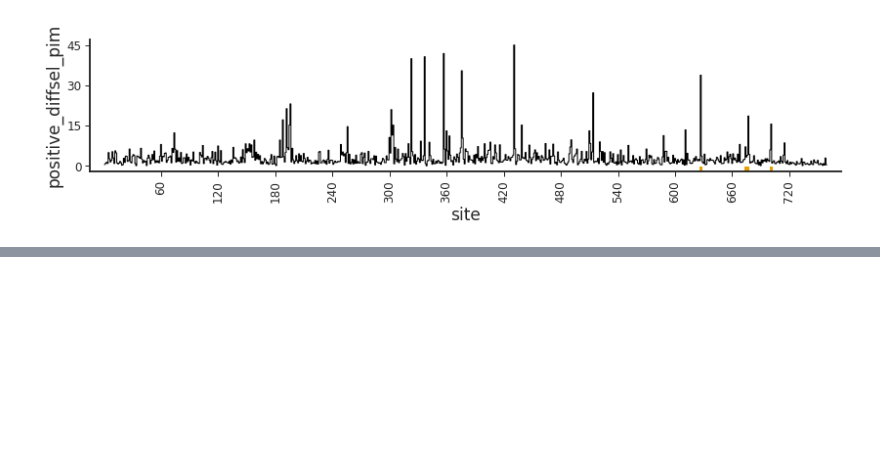
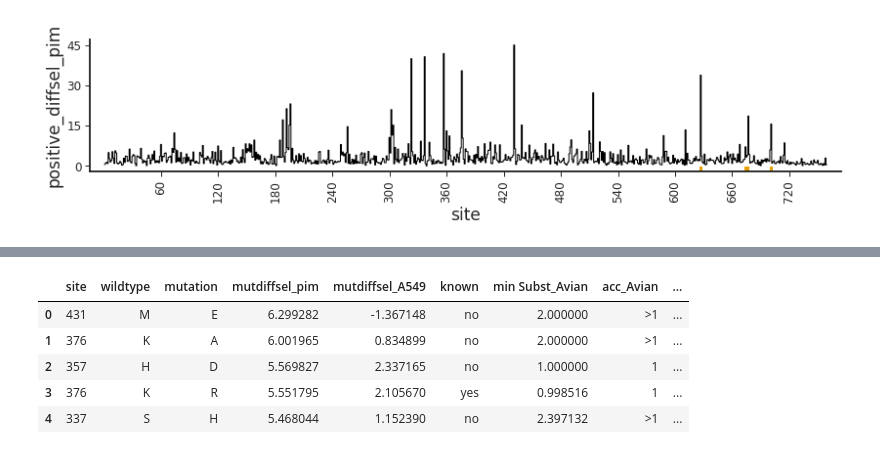
Before and after one commit to jbloomlab/PB2_Pimodivir_Resistance, a Jupyter notebook: analysis_nb.ipynb, the cells around one changed output, grey strips where cells are left out. Drawn from its saved outputs; the diff is of its cells as text; code cells hidden in the pictures; blank space fills up the shorter version.

```diff
--- a/analysis_nb.ipynb
+++ b/analysis_nb.ipynb
@@ -942,0 +961,15 @@ linelogoprefplot(sites_human)
+# %%
+diffsel_alignment = ((((allmutdiffselmean.merge(naturalfreq['Avian'], on=['site', 'mutation'])
+                    .merge(naturalfreq['HumanSeasonal'], on=['site', 'mutation']))
+                     .merge(naturalfreq['HumanPdm'], on=['site', 'mutation']))
+                     .merge(naturalfreq['HumanH5N1'], on=['site', 'mutation']))
+                     .merge(naturalfreq['HumanH7N9'], on=['site', 'mutation'])
+                    )
+diffsel_alignment.head(n=5)
+# %% [output]
+|  | site | wildtype | mutation | mutdiffsel_pim | mutdiffsel_A549 | known | min Subst_Avian | acc_Avian | ... |
+| 0 | 431 | M | E | 6.299282 | -1.367148 | no | 2.000000 | >1 | ... |
+| 1 | 376 | K | A | 6.001965 | 0.834899 | no | 2.000000 | >1 | ... |
+| 2 | 357 | H | D | 5.569827 | 2.337165 | no | 1.000000 | 1 | ... |
+| 3 | 376 | K | R | 5.551795 | 2.105670 | yes | 0.998516 | 1 | ... |
+| 4 | 337 | S | H | 5.468044 | 1.152390 | no | 2.397132 | >1 | ... |
```
Also changed, not shown: parts of 9 cells of this notebook, 22 other files.
